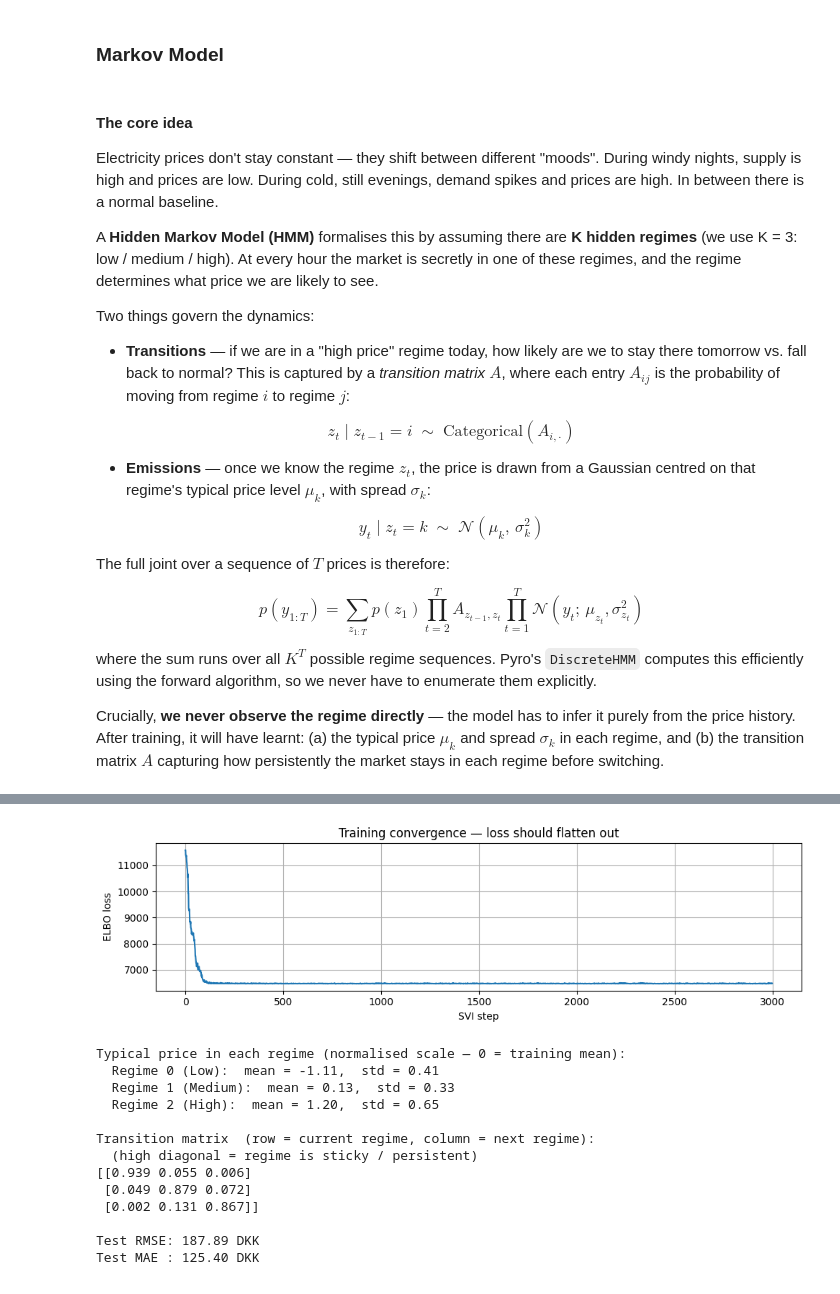
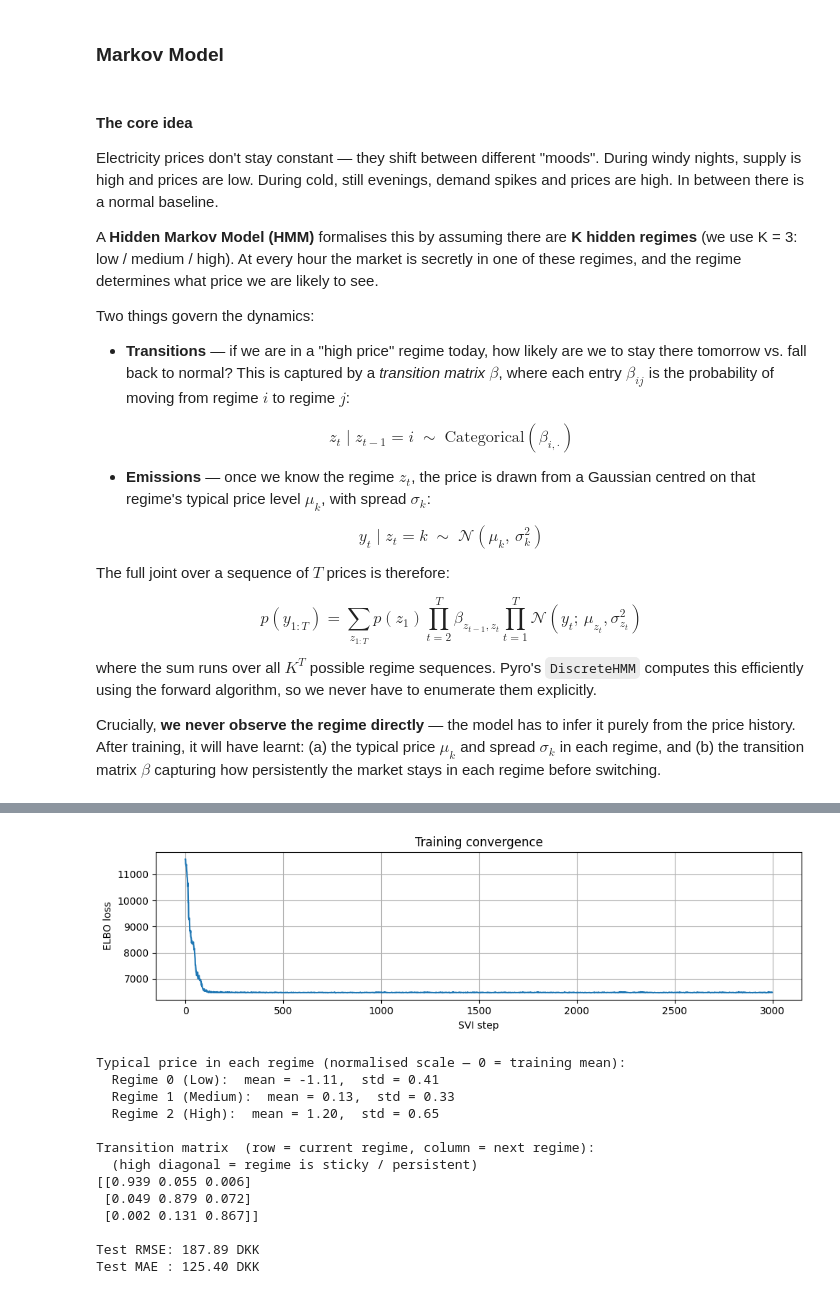
Before and after one commit to LukasMarner/MBML, a Jupyter notebook: Husted/code.ipynb, the cells around one changed output, grey strips where cells are left out. Saved outputs shown, nothing was run; the diff lists cells and outputs as text; code cells hidden in the pictures.

```diff
--- a/Husted/code.ipynb
+++ b/Husted/code.ipynb
@@ -466,9 +493,9 @@ A **Hidden Markov Model (HMM)** formalises this by assuming there are **K hidden
 
 Two things govern the dynamics:
 
-- **Transitions** — if we are in a "high price" regime today, how likely are we to stay there tomorrow vs. fall back to normal? This is captured by a *transition matrix* $A$, where each entry $A_{ij}$ is the probability of moving from regime $i$ to regime $j$:
+- **Transitions** — if we are in a "high price" regime today, how likely are we to stay there tomorrow vs. fall back to normal? This is captured by a *transition matrix* $\beta$, where each entry $\beta_{ij}$ is the probability of moving from regime $i$ to regime $j$:
 
-$$z_t \mid z_{t-1} = i \;\sim\; \text{Categorical}(A_{i,\cdot})$$
+$$z_t \mid z_{t-1} = i \;\sim\; \text{Categorical}(\beta_{i,\cdot})$$
 
 - **Emissions** — once we know the regime $z_t$, the price is drawn from a Gaussian centred on that regime's typical price level $\mu_k$, with spread $\sigma_k$:
 
@@ -476,11 +503,11 @@ $$y_t \mid z_t = k \;\sim\; \mathcal{N}(\mu_k,\, \sigma_k^2)$$
 
 The full joint over a sequence of $T$ prices is therefore:
 
-$$p(y_{1:T}) = \sum_{z_{1:T}} p(z_1) \prod_{t=2}^{T} A_{z_{t-1}, z_t} \prod_{t=1}^{T} \mathcal{N}(y_t;\, \mu_{z_t}, \sigma_{z_t}^2)$$
+$$p(y_{1:T}) = \sum_{z_{1:T}} p(z_1) \prod_{t=2}^{T} \beta_{z_{t-1}, z_t} \prod_{t=1}^{T} \mathcal{N}(y_t;\, \mu_{z_t}, \sigma_{z_t}^2)$$
 
 where the sum runs over all $K^T$ possible regime sequences. Pyro's `DiscreteHMM` computes this efficiently using the forward algorithm, so we never have to enumerate them explicitly.
 
-Crucially, **we never observe the regime directly** — the model has to infer it purely from the price history. After training, it will have learnt: (a) the typical price $\mu_k$ and spread $\sigma_k$ in each regime, and (b) the transition matrix $A$ capturing how persistently the market stays in each regime before switching.
+Crucially, **we never observe the regime directly** — the model has to infer it purely from the price history. After training, it will have learnt: (a) the typical price $\mu_k$ and spread $\sigma_k$ in each regime, and (b) the transition matrix $\beta$ capturing how persistently the market stays in each regime before switching.
 # %%
 from pyro.distributions import DiscreteHMM
 
@@ -550,7 +577,7 @@ plt.figure(figsize=(10, 3))
 plt.plot(losses_hmm)
 plt.xlabel("SVI step")
 plt.ylabel("ELBO loss")
-plt.title("Training convergence — loss should flatten out")
+plt.title("Training convergence")
 plt.grid(True)
 plt.tight_layout()
 plt.show()
@@ -563,5 +590,5 @@ Step 2000  ELBO loss = 6467.87
 Step 2500  ELBO loss = 6478.57
-[figure, old version]
+[figure, new version]
 # %%
 # ── Step 1: read out what the model learnt ───────────────────────────────────
 
```
Also changed, not shown: parts of 18 cells of this notebook.
